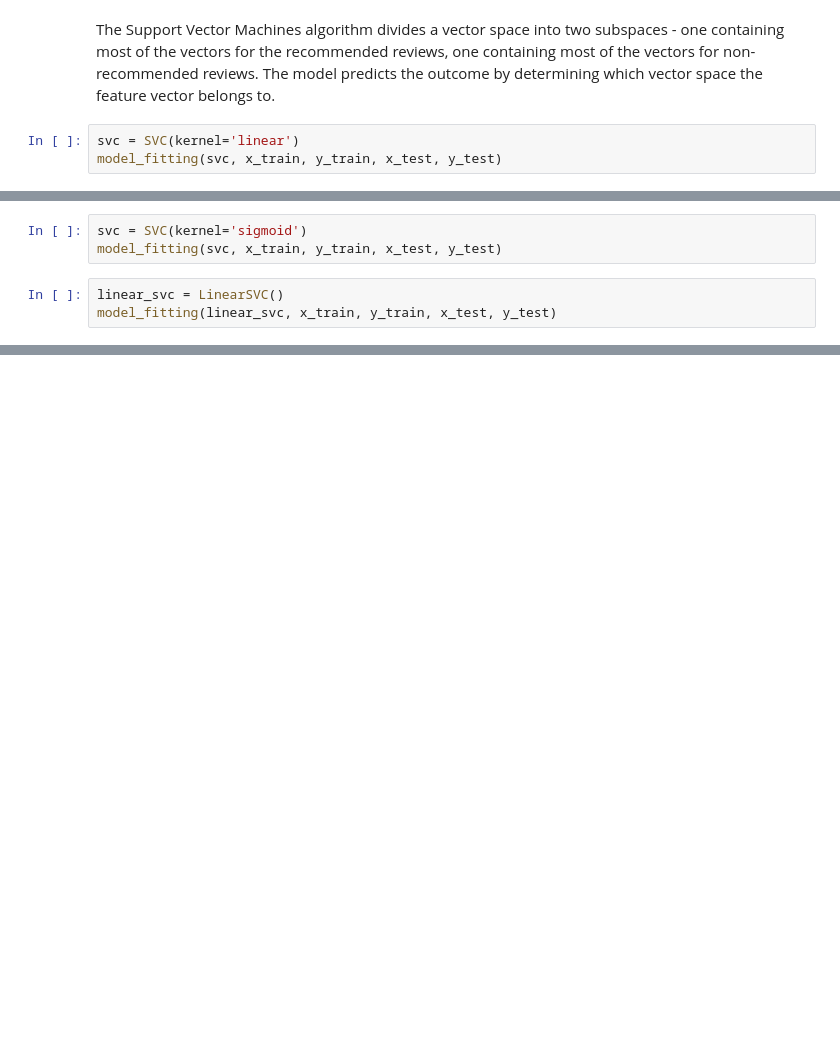
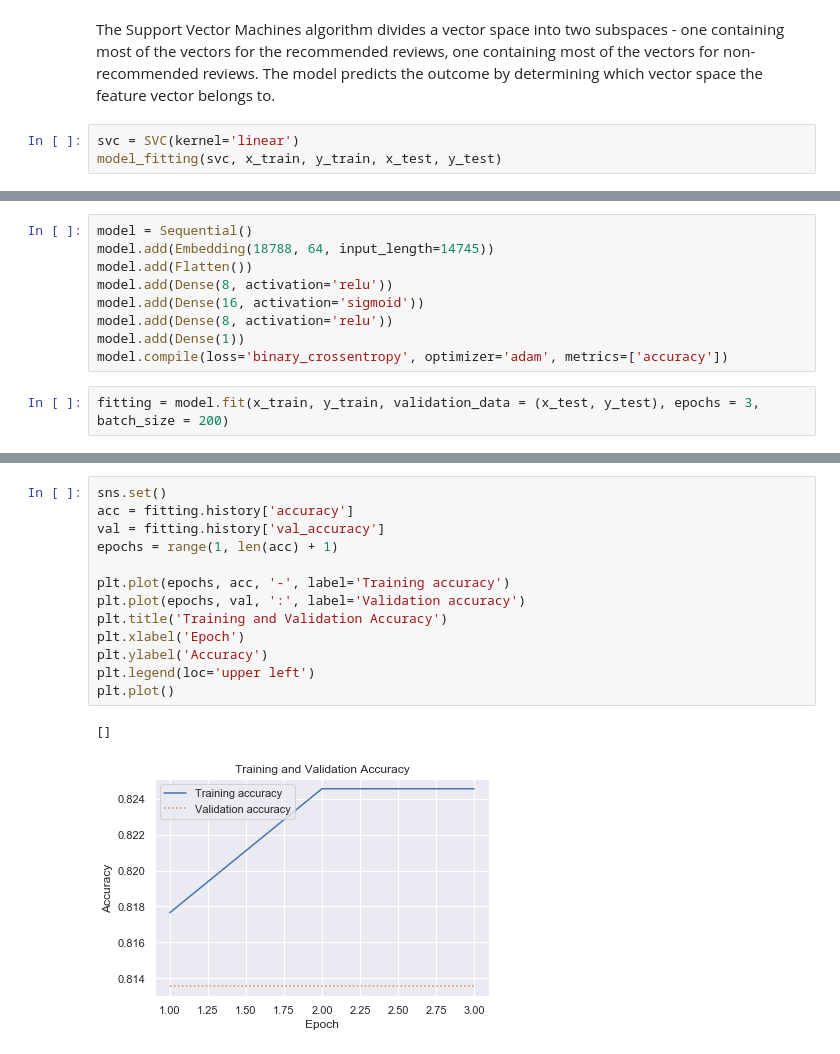
Before and after one commit to theresa-w/Machine_Learning_Project_1, a Jupyter notebook: final-Theresa-Wang.ipynb, the cells around one changed output, grey strips where cells are left out. Drawn from its saved outputs; the diff is of its cells as text; blank space fills up the shorter version.

Commit message:
deep learning model

```diff
--- a/final-Theresa-Wang.ipynb
+++ b/final-Theresa-Wang.ipynb
@@ -329,6 +331,0 @@ model_fitting(svc, x_train, y_train, x_test, y_test)
-# %%
-svc = SVC(kernel='sigmoid')
-model_fitting(svc, x_train, y_train, x_test, y_test)
-# %%
-linear_svc = LinearSVC()
-model_fitting(linear_svc, x_train, y_train, x_test, y_test)
@@ -339,0 +334,11 @@ model_fitting(linear_svc, x_train, y_train, x_test, y_test)
+# %%
+model = Sequential()
+model.add(Embedding(18788, 64, input_length=14745))
+model.add(Flatten())
+model.add(Dense(8, activation='relu'))
+model.add(Dense(16, activation='sigmoid'))
+model.add(Dense(8, activation='relu'))
+model.add(Dense(1))
+model.compile(loss='binary_crossentropy', optimizer='adam', metrics=['accuracy'])
+# %%
+fitting = model.fit(x_train, y_train, validation_data = (x_test, y_test), epochs = 3, batch_size = 200)
@@ -339,0 +352,16 @@ model_fitting(linear_svc, x_train, y_train, x_test, y_test)
+# %%
+sns.set()
+acc = fitting.history['accuracy']
+val = fitting.history['val_accuracy']
+epochs = range(1, len(acc) + 1)
+
+plt.plot(epochs, acc, '-', label='Training accuracy')
+plt.plot(epochs, val, ':', label='Validation accuracy')
+plt.title('Training and Validation Accuracy')
+plt.xlabel('Epoch')
+plt.ylabel('Accuracy')
+plt.legend(loc='upper left')
+plt.plot()
+# %% [output]
+[]
+[figure, added]
```
Also changed, not shown: parts of 8 cells of this notebook.
